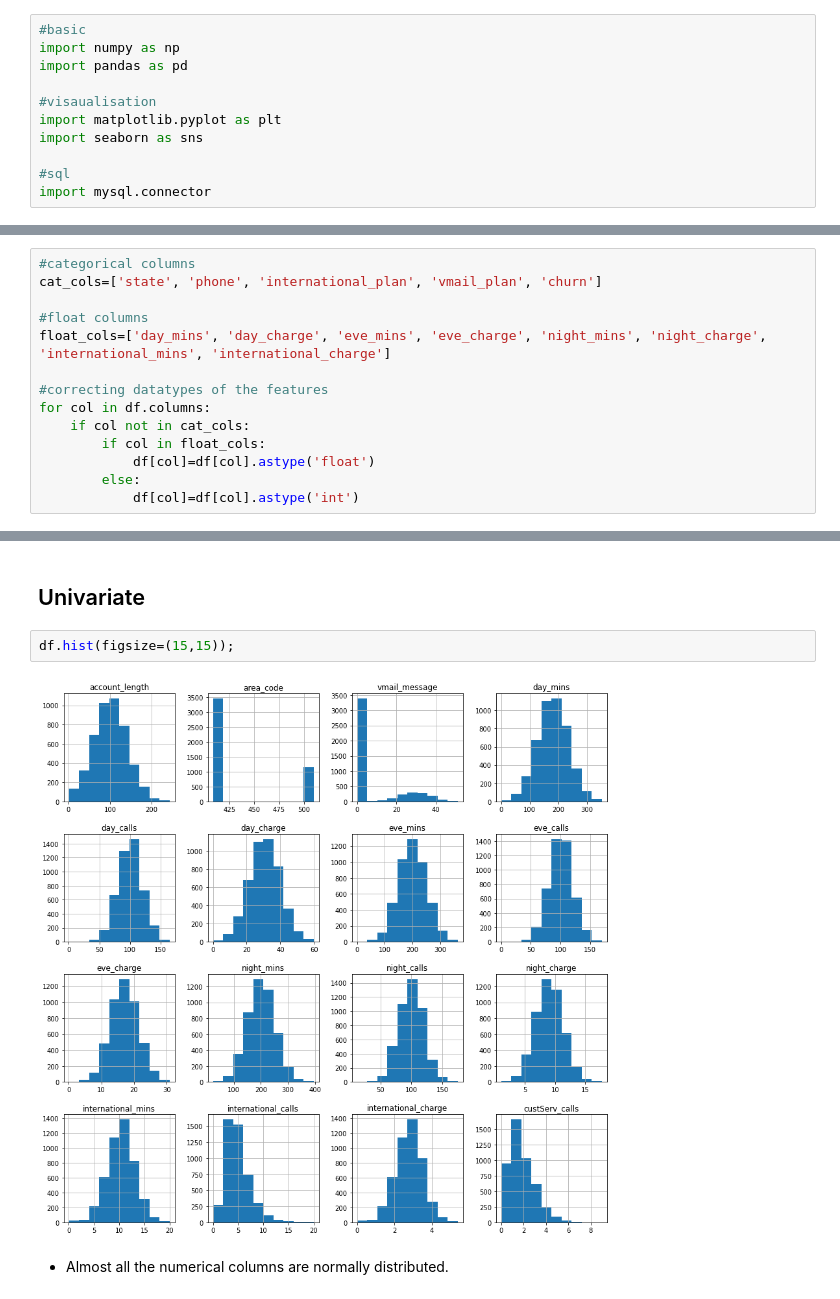
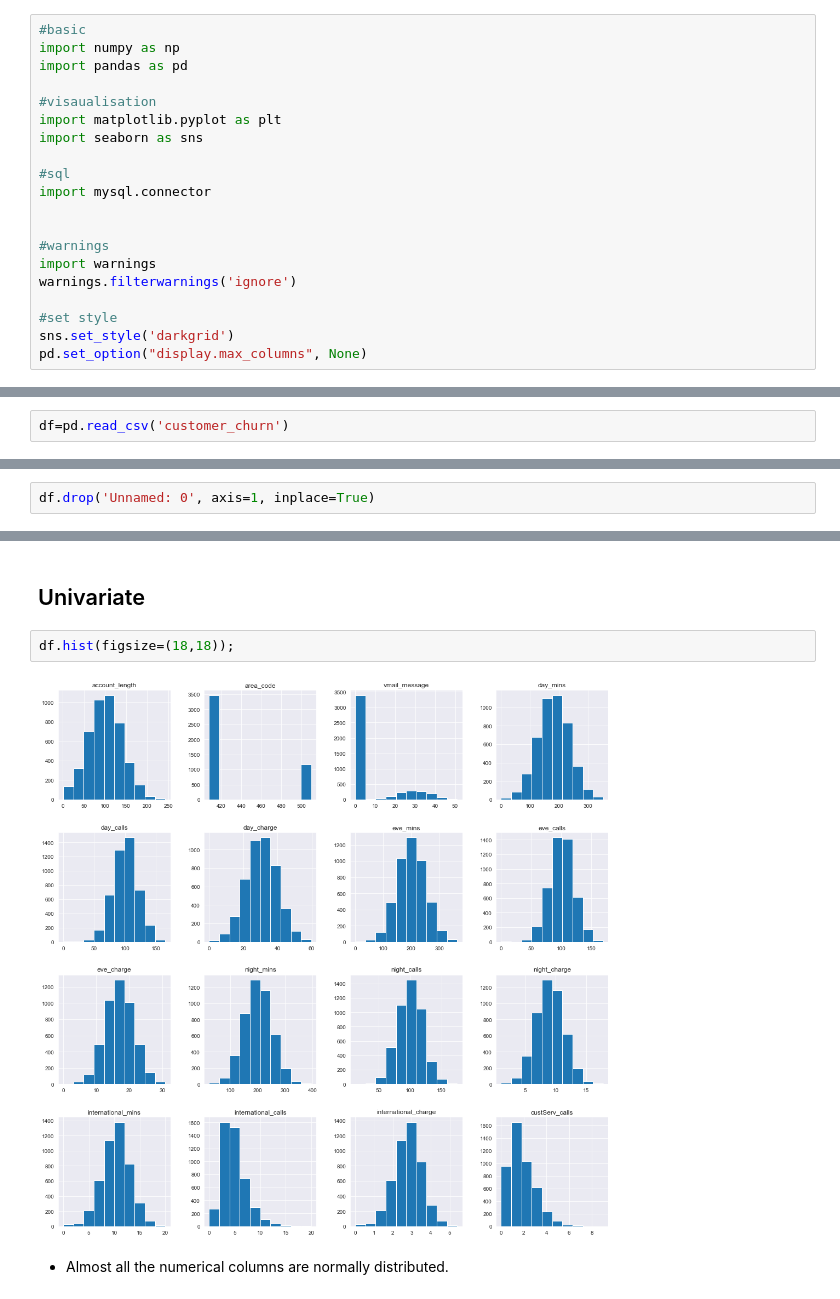
Before and after one commit to mdushetwar/Customer_Churn, a Jupyter notebook: PRCL-0017-Customer_Churn.ipynb, the cells around one changed output, grey strips where cells are left out. Saved outputs shown, nothing was run; the diff lists cells and outputs as text.

```diff
--- a/PRCL-0017-Customer_Churn.ipynb
+++ b/PRCL-0017-Customer_Churn.ipynb
@@ -9,3 +11,12 @@ import seaborn as sns
 
 #sql
 import mysql.connector
+
+
+#warnings
+import warnings
+warnings.filterwarnings('ignore')
+
+#set style
+sns.set_style('darkgrid')
+pd.set_option("display.max_columns", None)
@@ -29,3 +36,5 @@ pd.set_option("display.max_columns", None)
+# %%
+df=pd.read_csv('customer_churn')
 # %%
 df.head()
 # %% [output]
@@ -38,3 +47,5 @@ df.head()
+# %%
+df.drop('Unnamed: 0', axis=1, inplace=True)
 # %%
 df.columns=['state', 'account_length', 'area_code', 'phone', 'international_plan', 'vmail_plan', 'vmail_message', 'day_mins',
             'day_calls', 'day_charge', 'eve_mins', 'eve_calls', 'eve_charge', 'night_mins', 'night_calls', 'night_charge',
@@ -79,18 +89,4 @@ memory usage: 757.6+ KB
 - Memory consumed by the data is around 758 Kb
-# %%
-#categorical columns
-cat_cols=['state', 'phone', 'international_plan', 'vmail_plan', 'churn']
-
-#float columns
-float_cols=['day_mins', 'day_charge', 'eve_mins', 'eve_charge', 'night_mins', 'night_charge', 'international_mins', 'international_charge']
-
-#correcting datatypes of the features
-for col in df.columns:
-    if col not in cat_cols:
-        if col in float_cols:
-            df[col]=df[col].astype('float')
-        else:
-            df[col]=df[col].astype('int')
 # %%
 df.duplicated().any()
 # %% [output]
@@ -136,8 +132,8 @@ df.describe(include='O')
 # %% [markdown]
 ## Univariate
 # %%
-df.hist(figsize=(15,15));
+df.hist(figsize=(18,18));
 # %% [output]
-[figure, old version]
+[figure, new version]
 # %% [markdown]
 - Almost all the numerical columns are normally distributed.
```
Also changed, not shown: parts of 9 cells of this notebook, 1 other file.
